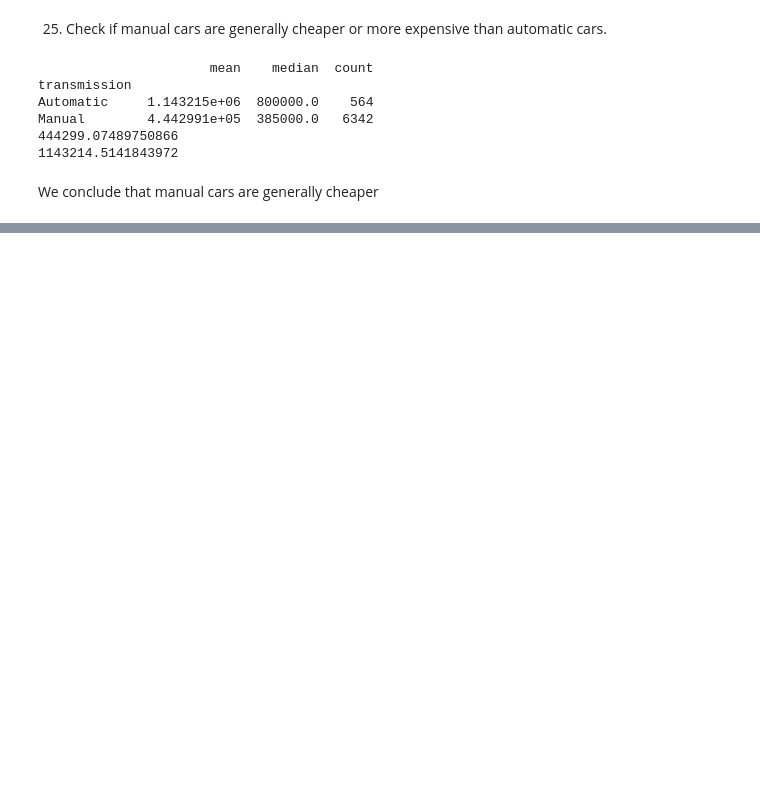
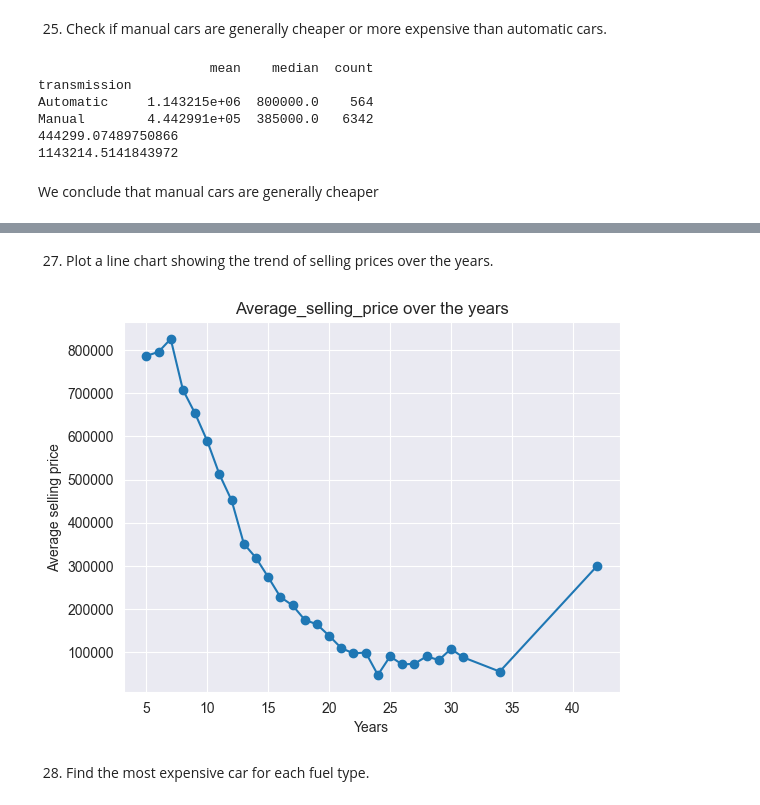
Before and after one commit to Cyrusz55/Car-Price-Prediction, a Jupyter notebook: Book1.ipynb, the cells around one changed output, grey strips where cells are left out. Cells and saved outputs as stored; diff of their text form; code cells hidden in the pictures; blank space fills up the shorter version.

```diff
--- a/Book1.ipynb
+++ b/Book1.ipynb
@@ -528,0 +559,5 @@ We conclude that manual cars are generally cheaper
+# %%
+year_groups = df.groupby('year')
+year_groups_mean = year_groups['selling_price'].mean()
+year_groups_mean = year_groups_mean.sort_index()
+print(year_groups_mean)
@@ -528,0 +582,12 @@ We conclude that manual cars are generally cheaper
+# %% [markdown]
+27. Plot a line chart showing the trend of selling prices over the years.
+# %%
+year_groups_mean.plot(kind ='line', marker = 'o')
+plt.title("Average_selling_price over the years")
+plt.xlabel('Years')
+plt.ylabel('Average selling price')
+plt.show()
+# %% [output]
+[figure, added]
+# %% [markdown]
+28. Find the most expensive car for each fuel type.
```
Also changed, not shown: parts of 16 cells of this notebook.
